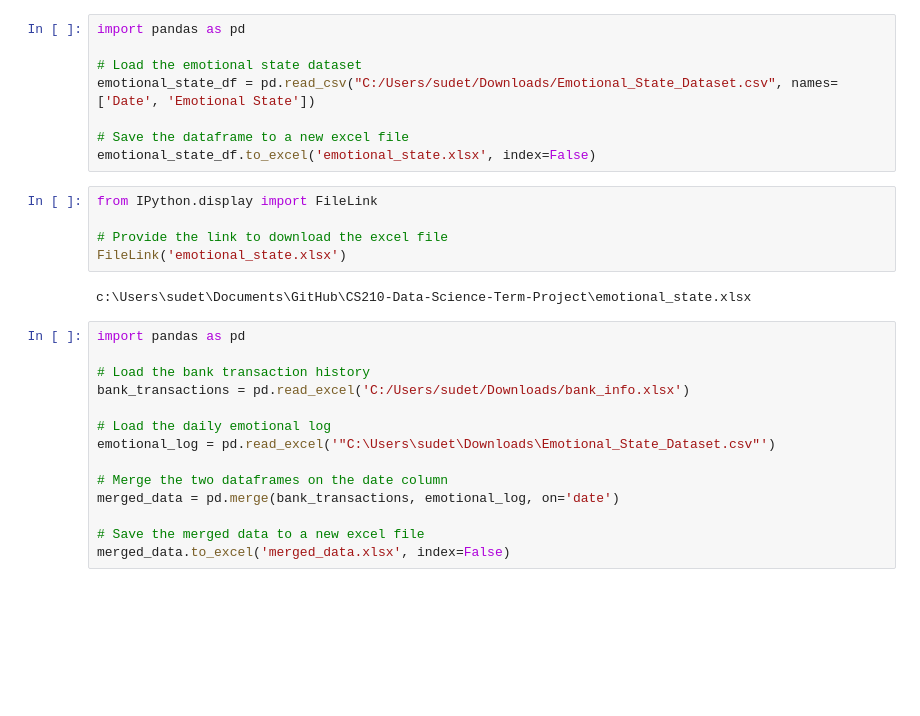
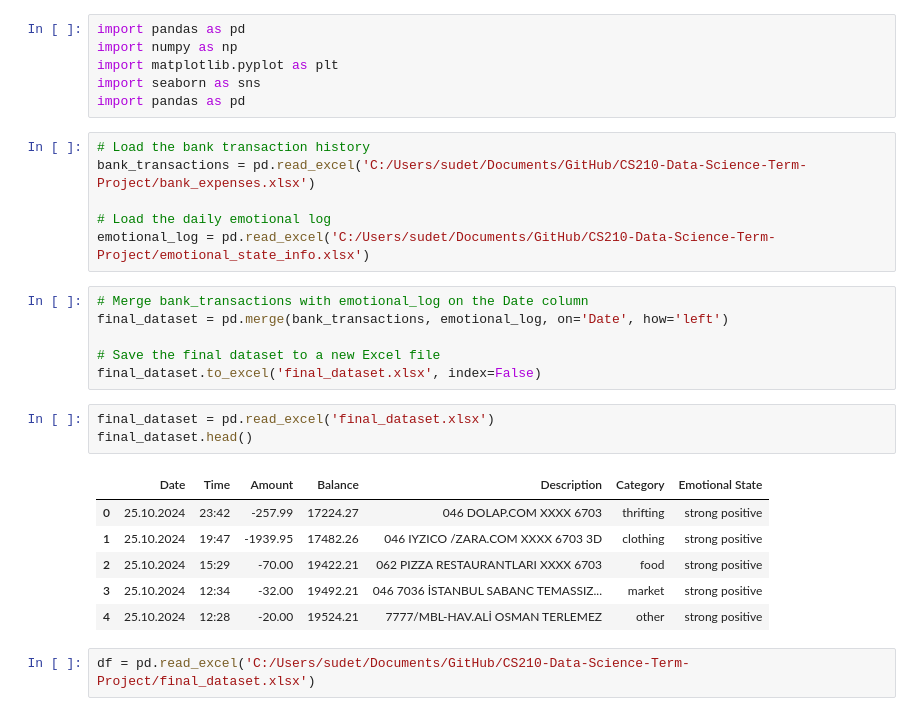
Before and after one commit to sudentrs/DSA210-Data-Science-Term-Project, a Jupyter notebook: combine_datasets.ipynb, the cells around one changed output. Cells and saved outputs as stored; diff of their text form; blank space fills up the shorter version.

Commit message:
Updated datasets and did visualisation

```diff
--- a/combine_datasets.ipynb
+++ b/combine_datasets.ipynb
@@ -1,29 +1,30 @@
-# %%
-import pandas as pd
-
-# Load the emotional state dataset
-emotional_state_df = pd.read_csv("C:/Users/sudet/Downloads/Emotional_State_Dataset.csv", names=['Date', 'Emotional State'])
-
-# Save the dataframe to a new excel file
-emotional_state_df.to_excel('emotional_state.xlsx', index=False)
-# %%
-from IPython.display import FileLink
-
-# Provide the link to download the excel file
-FileLink('emotional_state.xlsx')
-# %% [output]
-c:\Users\sudet\Documents\GitHub\CS210-Data-Science-Term-Project\emotional_state.xlsx
+# %%
+import pandas as pd
+import numpy as np
+import matplotlib.pyplot as plt
+import seaborn as sns
+import pandas as pd
 # %%
-import pandas as pd
-
 # Load the bank transaction history
-bank_transactions = pd.read_excel('C:/Users/sudet/Downloads/bank_info.xlsx')
+bank_transactions = pd.read_excel('C:/Users/sudet/Documents/GitHub/CS210-Data-Science-Term-Project/bank_expenses.xlsx')
 
 # Load the daily emotional log
-emotional_log = pd.read_excel('"C:\Users\sudet\Downloads\Emotional_State_Dataset.csv"')
-
-# Merge the two dataframes on the date column
-merged_data = pd.merge(bank_transactions, emotional_log, on='date')
-
-# Save the merged data to a new excel file
-merged_data.to_excel('merged_data.xlsx', index=False)
+emotional_log = pd.read_excel('C:/Users/sudet/Documents/GitHub/CS210-Data-Science-Term-Project/emotional_state_info.xlsx')
+# %%
+# Merge bank_transactions with emotional_log on the Date column
+final_dataset = pd.merge(bank_transactions, emotional_log, on='Date', how='left')
+
+# Save the final dataset to a new Excel file
+final_dataset.to_excel('final_dataset.xlsx', index=False)
+# %%
+final_dataset = pd.read_excel('final_dataset.xlsx')
+final_dataset.head()
+# %% [output]
+|  | Date | Time | Amount | Balance | Description | Category | Emotional State |
+| 0 | 25.10.2024 | 23:42 | -257.99 | 17224.27 | 046 DOLAP.COM XXXX 6703 | thrifting | strong positive |
+| 1 | 25.10.2024 | 19:47 | -1939.95 | 17482.26 | 046 IYZICO /ZARA.COM XXXX 6703 3D | clothing | strong positive |
+| 2 | 25.10.2024 | 15:29 | -70.00 | 19422.21 | 062 PIZZA RESTAURANTLARI XXXX 6703 | food | strong positive |
+| 3 | 25.10.2024 | 12:34 | -32.00 | 19492.21 | 046 7036 İSTANBUL SABANC TEMASSIZ... | market | strong positive |
+| 4 | 25.10.2024 | 12:28 | -20.00 | 19524.21 | 7777/MBL-HAV.ALİ OSMAN TERLEMEZ | other | strong positive |
+# %%
+df = pd.read_excel('C:/Users/sudet/Documents/GitHub/CS210-Data-Science-Term-Project/final_dataset.xlsx')
```
Also changed, not shown: parts of 8 cells of this notebook, 2 other files.
